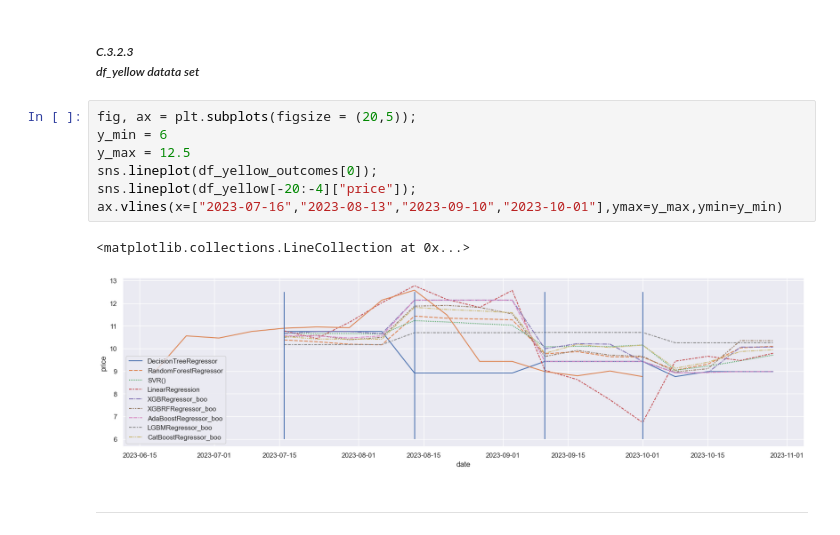
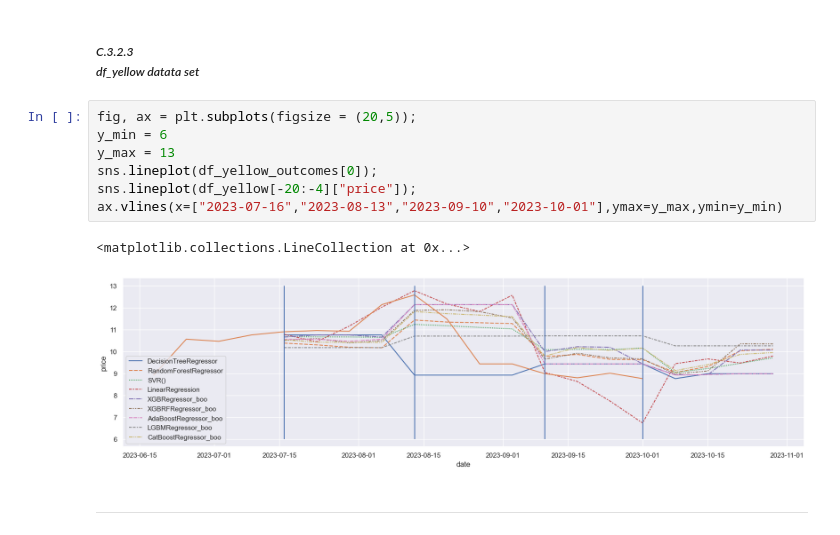
Before and after one commit to omar-ammar0/Intern_Final_Project, a Jupyter notebook: notebooks/Data_Cleaning/Data_Modelling.ipynb, the cells around one changed output. Cells and saved outputs as stored; diff of their text form.

```diff
--- a/notebooks/Data_Cleaning/Data_Modelling.ipynb
+++ b/notebooks/Data_Cleaning/Data_Modelling.ipynb
@@ -182,13 +182,13 @@ ax.vlines(x=["2023-07-16","2023-08-13","2023-09-10","2023-10-01"],ymax=y_max,ymi
 # %%
 fig, ax = plt.subplots(figsize = (20,5));
 y_min = 6
-y_max = 12.5
+y_max = 13
 sns.lineplot(df_yellow_outcomes[0]);
 sns.lineplot(df_yellow[-20:-4]["price"]);
 ax.vlines(x=["2023-07-16","2023-08-13","2023-09-10","2023-10-01"],ymax=y_max,ymin=y_min)
 # %% [output]
 <matplotlib.collections.LineCollection at 0x...>
-[figure, old version]
+[figure, new version]
 # %% [markdown]
 ---
 # %% [markdown]
```
Also changed, not shown: parts of 6 cells of this notebook, 3 other files.
